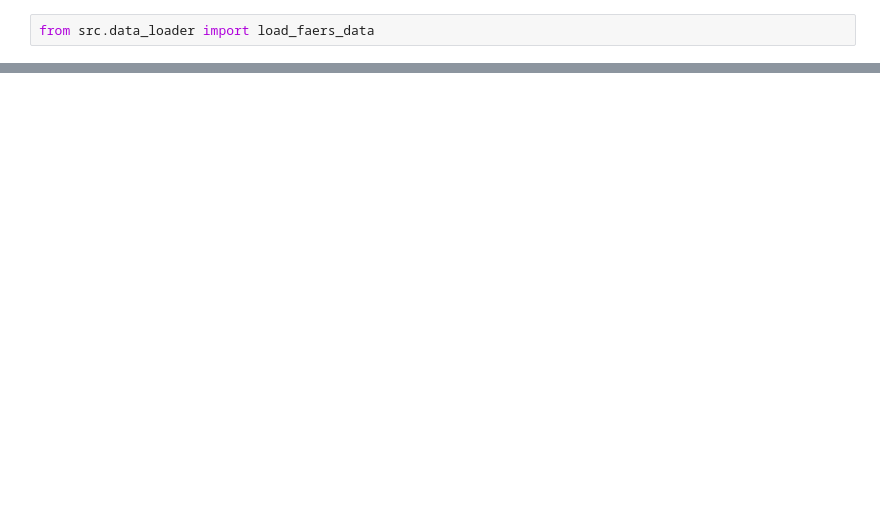
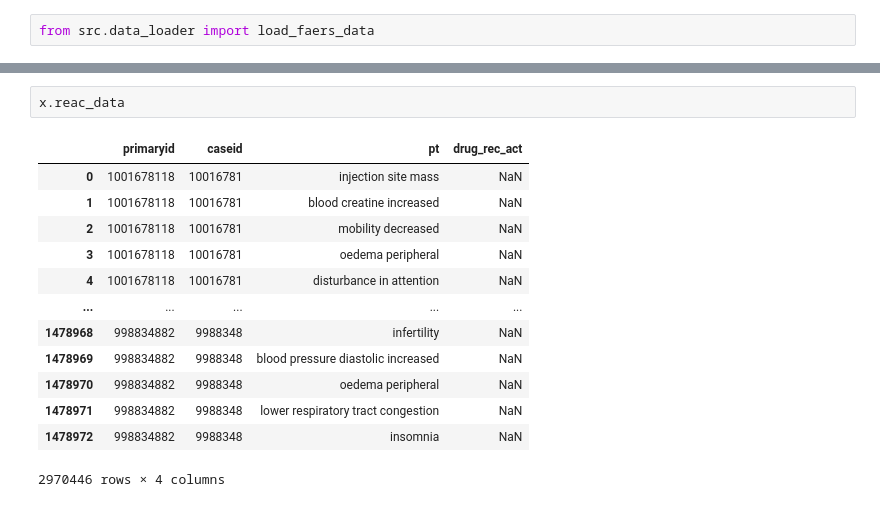
Before and after one commit to shloknatarajan/faers-212, a Jupyter notebook: using_downloader.ipynb, the cells around one changed output, grey strips where cells are left out. Drawn from its saved outputs; the diff is of its cells as text; blank space fills up the shorter version.

```diff
--- a/using_downloader.ipynb
+++ b/using_downloader.ipynb
@@ -40,0 +75,16 @@ x = load_faers_data(save_dir="data", start_year=2023, end_year=2023, start_quart
+# %%
+x.reac_data
+# %% [output]
+|  | primaryid | caseid | pt | drug_rec_act |
+| 0 | 1001678118 | 10016781 | injection site mass | NaN |
+| 1 | 1001678118 | 10016781 | blood creatine increased | NaN |
+| 2 | 1001678118 | 10016781 | mobility decreased | NaN |
+| 3 | 1001678118 | 10016781 | oedema peripheral | NaN |
+| 4 | 1001678118 | 10016781 | disturbance in attention | NaN |
+| ... | ... | ... | ... | ... |
+| 1478968 | 998834882 | 9988348 | infertility | NaN |
+| 1478969 | 998834882 | 9988348 | blood pressure diastolic increased | NaN |
+| 1478970 | 998834882 | 9988348 | oedema peripheral | NaN |
+| 1478971 | 998834882 | 9988348 | lower respiratory tract congestion | NaN |
+| 1478972 | 998834882 | 9988348 | insomnia | NaN |
+2970446 rows × 4 columns
```
Also changed, not shown: parts of 9 cells of this notebook, 17 other files.
